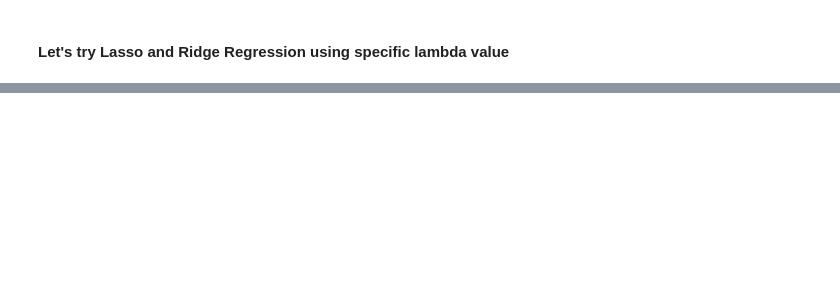
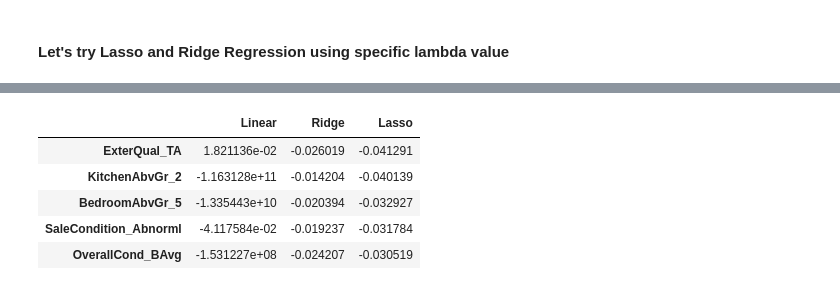
Before and after one commit to sabhrantsrivastava/HousingAnalysisAdvancedRegression, a Jupyter notebook: Sabhrant_Srivastava_Housing_Analysis.ipynb, the cells around one changed output, grey strips where cells are left out. Cells and saved outputs as stored; diff of their text form; code cells hidden in the pictures; blank space fills up the shorter version.

```diff
--- a/Sabhrant_Srivastava_Housing_Analysis.ipynb
+++ b/Sabhrant_Srivastava_Housing_Analysis.ipynb
@@ -1452,0 +1659,9 @@ r2 score = 0.9999999999618804
+# %%
+betas.sort_values(by=['Lasso'], ascending=True).head(5)
+# %% [output]
+|  | Linear | Ridge | Lasso |
+| ExterQual_TA | 1.821136e-02 | -0.026019 | -0.041291 |
+| KitchenAbvGr_2 | -1.163128e+11 | -0.014204 | -0.040139 |
+| BedroomAbvGr_5 | -1.335443e+10 | -0.020394 | -0.032927 |
+| SaleCondition_Abnorml | -4.117584e-02 | -0.019237 | -0.031784 |
+| OverallCond_BAvg | -1.531227e+08 | -0.024207 | -0.030519 |
```
Also changed, not shown: parts of 44 cells of this notebook.
